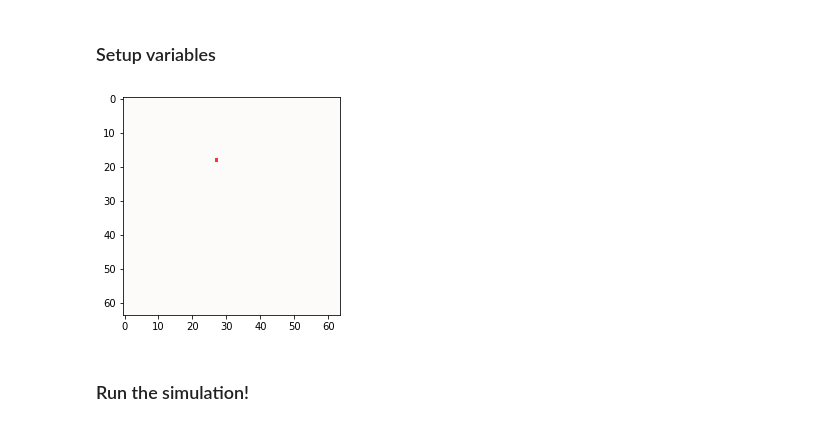
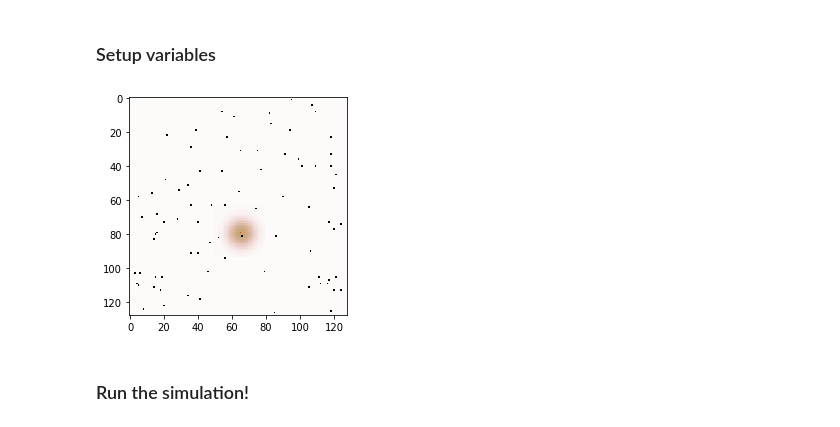
Before and after one commit to adewynter/Lightboard, a Jupyter notebook: SwarmGrid.ipynb, the cells around one changed output. Drawn from its saved outputs; the diff is of its cells as text; code cells hidden in the pictures.

```diff
--- a/SwarmGrid.ipynb
+++ b/SwarmGrid.ipynb
@@ -394,7 +440,7 @@ class NeuralNetwork(nn.Module):
         self.l1 = nn.Linear(in_dim, hidden_dim)
         self.ac1 = nn.ReLU()
         self.l2 = nn.Linear(hidden_dim, out_dim)
-        self.ac2 = nn.Softmax()
+        self.ac2 = nn.Softmax(dim=0)
 
     def forward(self, x):
         x = self.ac1(self.l1(x))
@@ -425,7 +471,7 @@ class Agent():
                                    "2": [1, 0],
                                    "3": [0, -1],
                                    "4": [0, 1]}
-        self.softmax = nn.Softmax()
+        self.softmax = nn.Softmax(dim=0)
         self.relu = nn.ReLU()
 
     def observation_to_label(self, obs):
@@ -443,7 +489,9 @@ class Agent():
                           along with their food).
         """
         self._model.eval()
-        out = self._model(torch.tensor([self.past_reward]+ state))
+        inp = torch.tensor([self.past_reward]+ state)
+        print(inp)
+        out = self._model(inp)
         return np.argmax(out.detach().cpu().numpy())
 
     def update(self, observation, reward, is_successful):
@@ -456,12 +504,13 @@ class Agent():
            is_successful (bool): whether the move was successful. Needed to
                                  update the internal coordinates of the model.
         """
+        observation = [o/(max(observation) + 1e-6) for o in observation]
         self._model.train()
         self.past_reward = reward
         out = self._model(torch.tensor([reward] + observation))
-        loss = self._loss(out, self.observation_to_label(observation))
+        loss = self._loss(out, reward*self.observation_to_label(observation))
         loss.backward()
-        _ = nn.utils.clip_grad_norm(self._model.parameters(), 5.0) # Needed to avoid NaNs
+        _ = nn.utils.clip_grad_norm_(self._model.parameters(), 5.0) # Needed to avoid NaNs
         self._optimizer.step()
         self._optimizer.zero_grad()
 
@@ -495,19 +545,22 @@ def coevolve(board, all_agents, total_timesteps=50, do_movie=True):
 # %% [markdown]
 ### Setup variables
 # %%
-board_x_dim = 64
-board_y_dim = 64
+# A small board
+board_x_dim = 128
+board_y_dim = 128
 
 all_agents = [Agent(pos_x = random.randint(1, board_x_dim - 1), pos_y = random.randint(1, board_y_dim - 1))]
-agent_positions = [(a.position_x, a.position_y)  for a in all_agents]
+agent_positions = [(a.position_x, a.position_y) for a in all_agents]
 board = Board(agent_positions,
+              preset = "random",
               x_dim = board_x_dim,
               y_dim = board_y_dim,
-              kappa = 0.5,
-              tau = 0.25,
-              I = np.ones((board_x_dim, board_y_dim)))
+              kappa = 50.0,
+              tau = 5.0,
+              sigma= 5.0,
+              I = np.zeros((board_x_dim, board_y_dim)) + 255.0)
 # %% [output]
-[figure, old version]
+[figure, new version]
 # %% [markdown]
 ### Run the simulation!
 # %%
```
Also changed, not shown: parts of 5 cells of this notebook, 1 other file.
